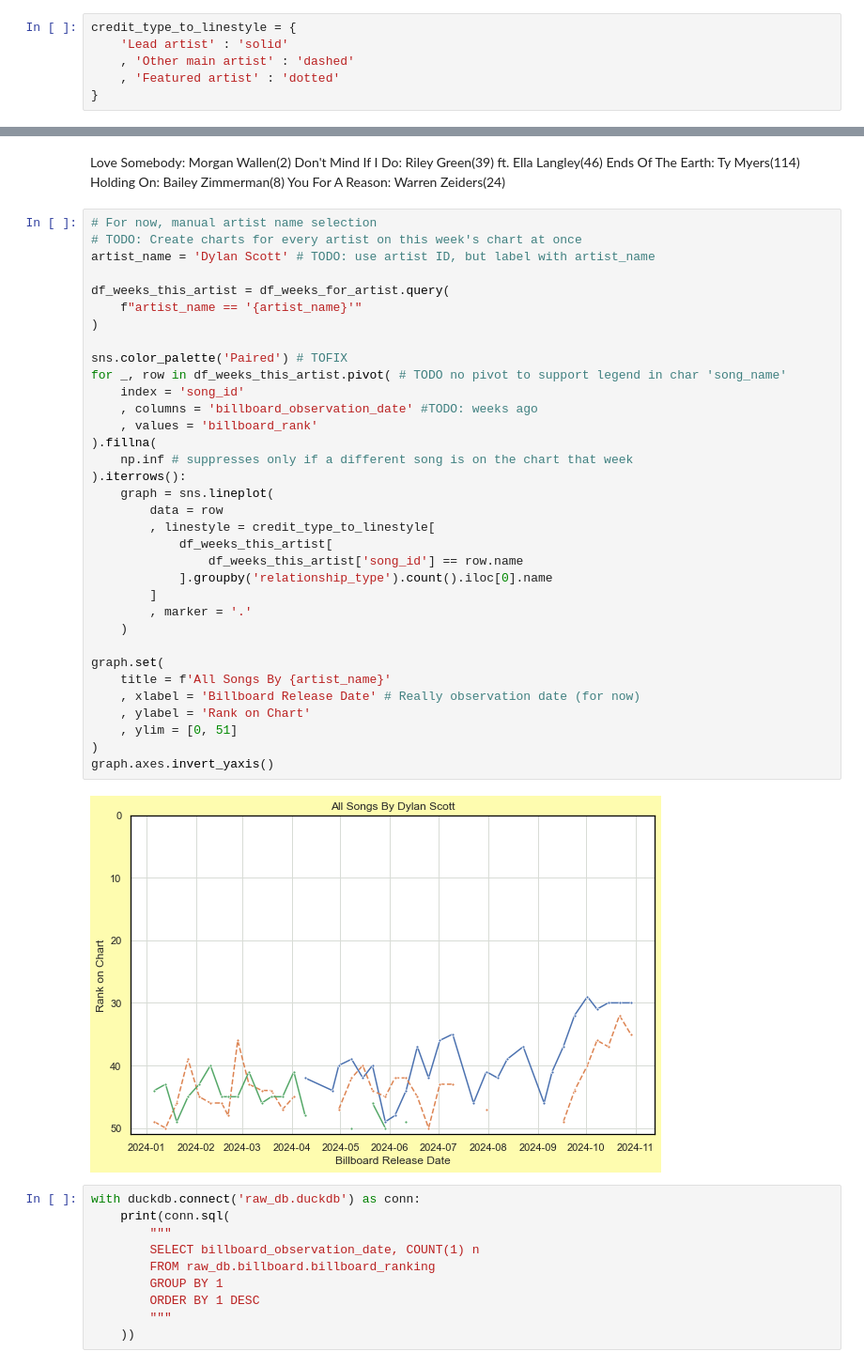
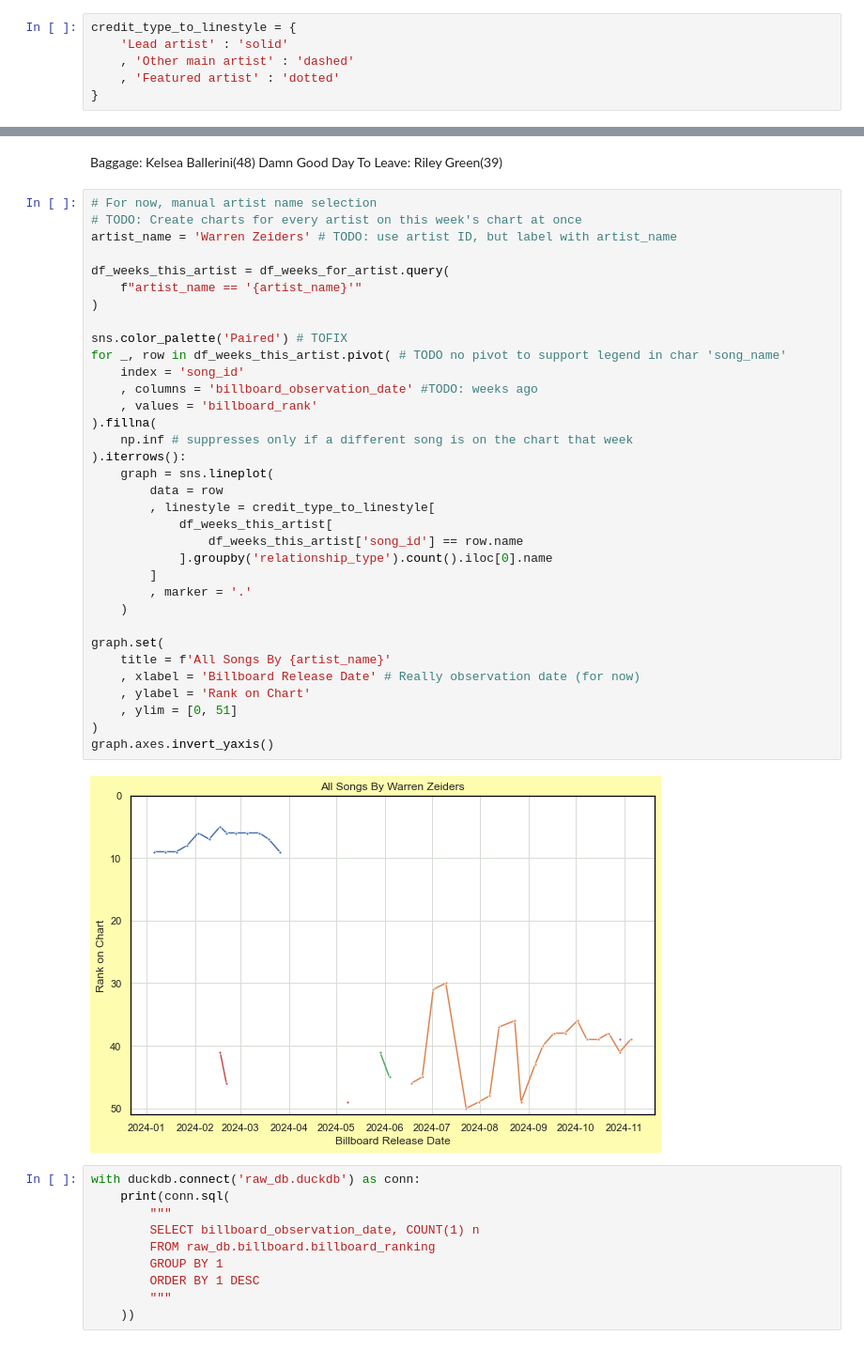
Before and after one commit to jwmanahan/billboard, a Jupyter notebook: add_new_week.ipynb, the cells around one changed output, grey strips where cells are left out. Shown at 94% size. Saved outputs shown, nothing was run; the diff lists cells and outputs as text.

```diff
--- a/add_new_week.ipynb
+++ b/add_new_week.ipynb
@@ -753,46 +723,43 @@ Zach Top            2
 Name: song_id, dtype: int64
 # %% [markdown]
-Love Somebody: Morgan Wallen(2)
-Don't Mind If I Do: Riley Green(39) ft. Ella Langley(46)
-Ends Of The Earth: Ty Myers(114)
-Holding On: Bailey Zimmerman(8)
-You For A Reason: Warren Zeiders(24)
+Baggage: Kelsea Ballerini(48)
+Damn Good Day To Leave: Riley Green(39)
 # %%
 # For now, manual artist name selection
 # TODO: Create charts for every artist on this week's chart at once
-artist_name = 'Dylan Scott' # TODO: use artist ID, but label with artist_name
+artist_name = 'Warren Zeiders' # TODO: use artist ID, but label with artist_name
 
 df_weeks_this_artist = df_weeks_for_artist.query(
     f"artist_name == '{artist_name}'"
 )
 
 sns.color_palette('Paired') # TOFIX
 for _, row in df_weeks_this_artist.pivot( # TODO no pivot to support legend in char 'song_name'
     index = 'song_id'
     , columns = 'billboard_observation_date' #TODO: weeks ago
     , values = 'billboard_rank'
 ).fillna(
     np.inf # suppresses only if a different song is on the chart that week
 ).iterrows():
     graph = sns.lineplot(
         data = row
         , linestyle = credit_type_to_linestyle[
             df_weeks_this_artist[
                 df_weeks_this_artist['song_id'] == row.name
             ].groupby('relationship_type').count().iloc[0].name
         ]
         , marker = '.'
     )
 
 graph.set(
     title = f'All Songs By {artist_name}'
     , xlabel = 'Billboard Release Date' # Really observation date (for now)
     , ylabel = 'Rank on Chart'
     , ylim = [0, 51]
 )
 graph.axes.invert_yaxis()
 # %% [output]
-[figure, old version]
+[figure, new version]
 # %%
 with duckdb.connect('raw_db.duckdb') as conn:
     print(conn.sql(
```
Also changed, not shown: parts of 24 cells of this notebook, 4 other files.
